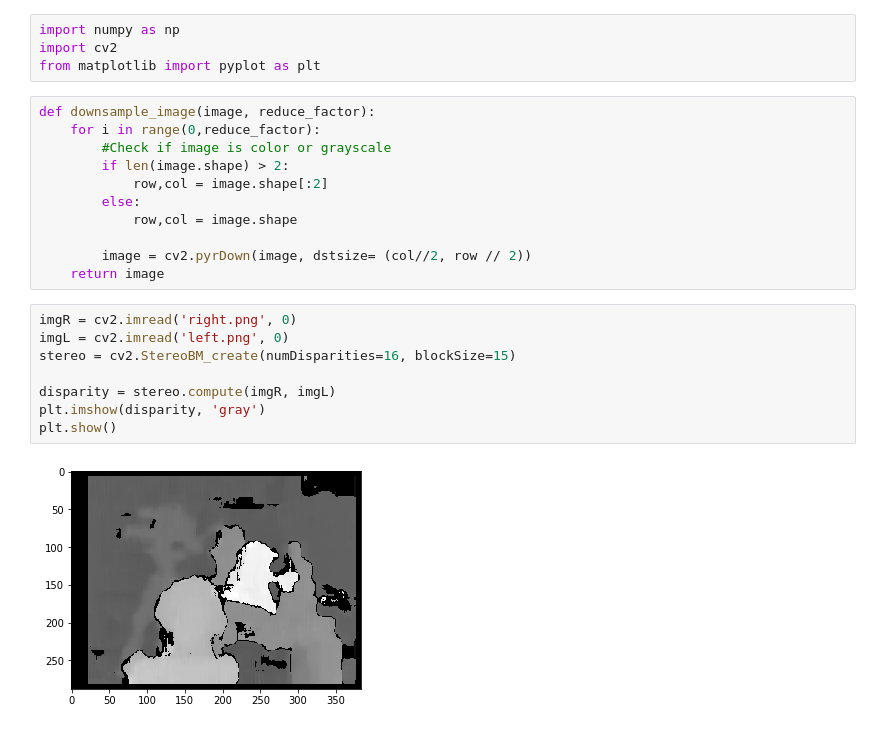
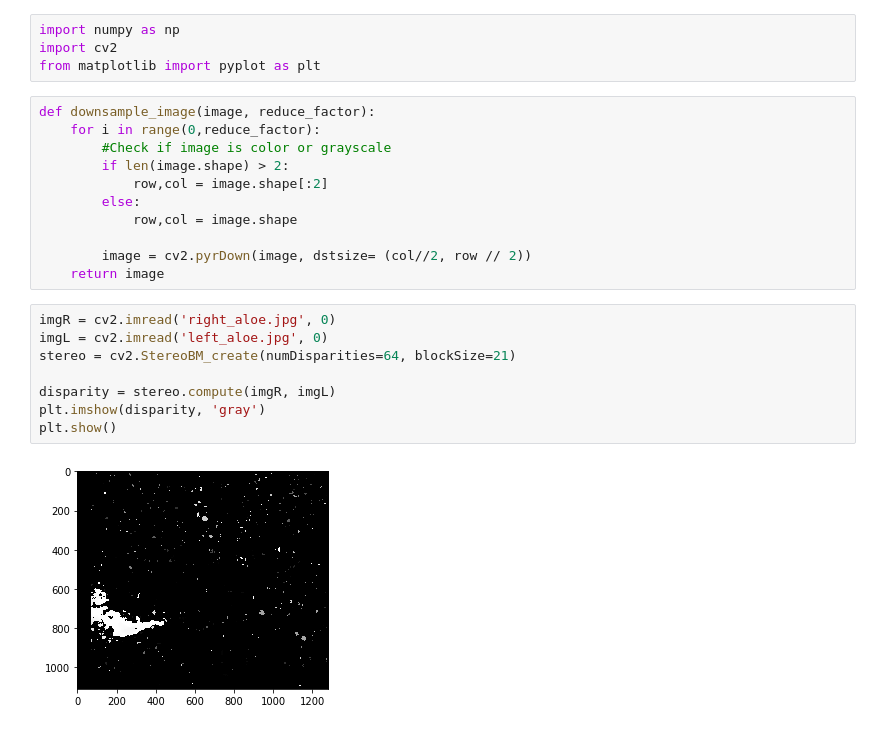
Before and after one commit to HRimaw2/445Project, a Jupyter notebook: project code.ipynb, the cells around one changed output. Cells and saved outputs as stored; diff of their text form.

```diff
--- a/project code.ipynb
+++ b/project code.ipynb
@@ -4,23 +4,23 @@ import cv2
 from matplotlib import pyplot as plt
 # %%
 def downsample_image(image, reduce_factor):
-	for i in range(0,reduce_factor):
-		#Check if image is color or grayscale
-		if len(image.shape) > 2:
-			row,col = image.shape[:2]
-		else:
-			row,col = image.shape
+    for i in range(0,reduce_factor):
+        #Check if image is color or grayscale
+        if len(image.shape) > 2:
+            row,col = image.shape[:2]
+        else:
+            row,col = image.shape
 
-		image = cv2.pyrDown(image, dstsize= (col//2, row // 2))
-	return image
+        image = cv2.pyrDown(image, dstsize= (col//2, row // 2))
+    return image
 # %%
-imgR = cv2.imread('right.png', 0)
-imgL = cv2.imread('left.png', 0)
-stereo = cv2.StereoBM_create(numDisparities=16, blockSize=15)
+imgR = cv2.imread('right_aloe.jpg', 0)
+imgL = cv2.imread('left_aloe.jpg', 0)
+stereo = cv2.StereoBM_create(numDisparities=64, blockSize=21)
 
 disparity = stereo.compute(imgR, imgL)
 plt.imshow(disparity, 'gray')
 plt.show()
 # %% [output]
-[figure, old version]
+[figure, new version]
 # %%
```
Also changed, not shown: parts of 4 cells of this notebook, 23 other files.
